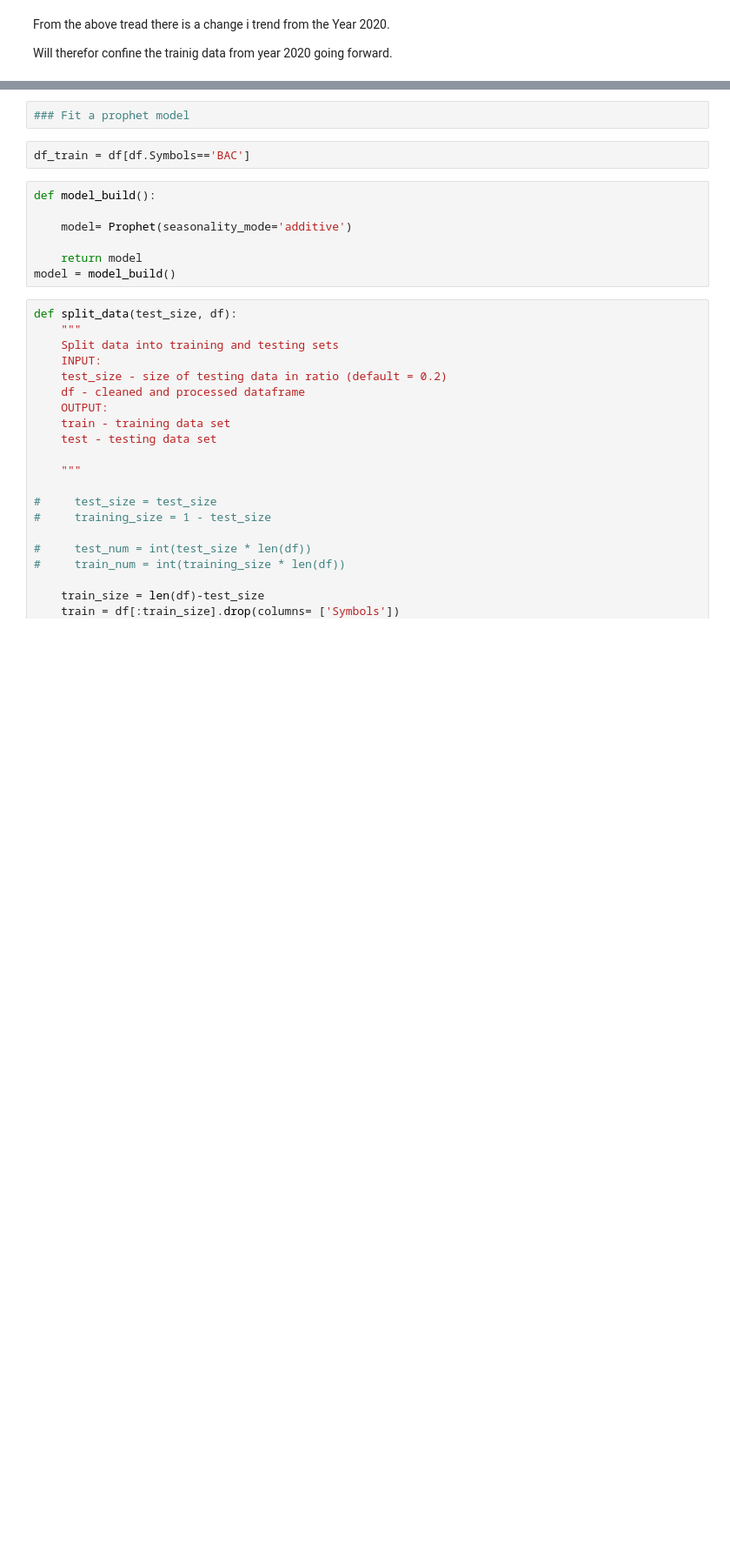
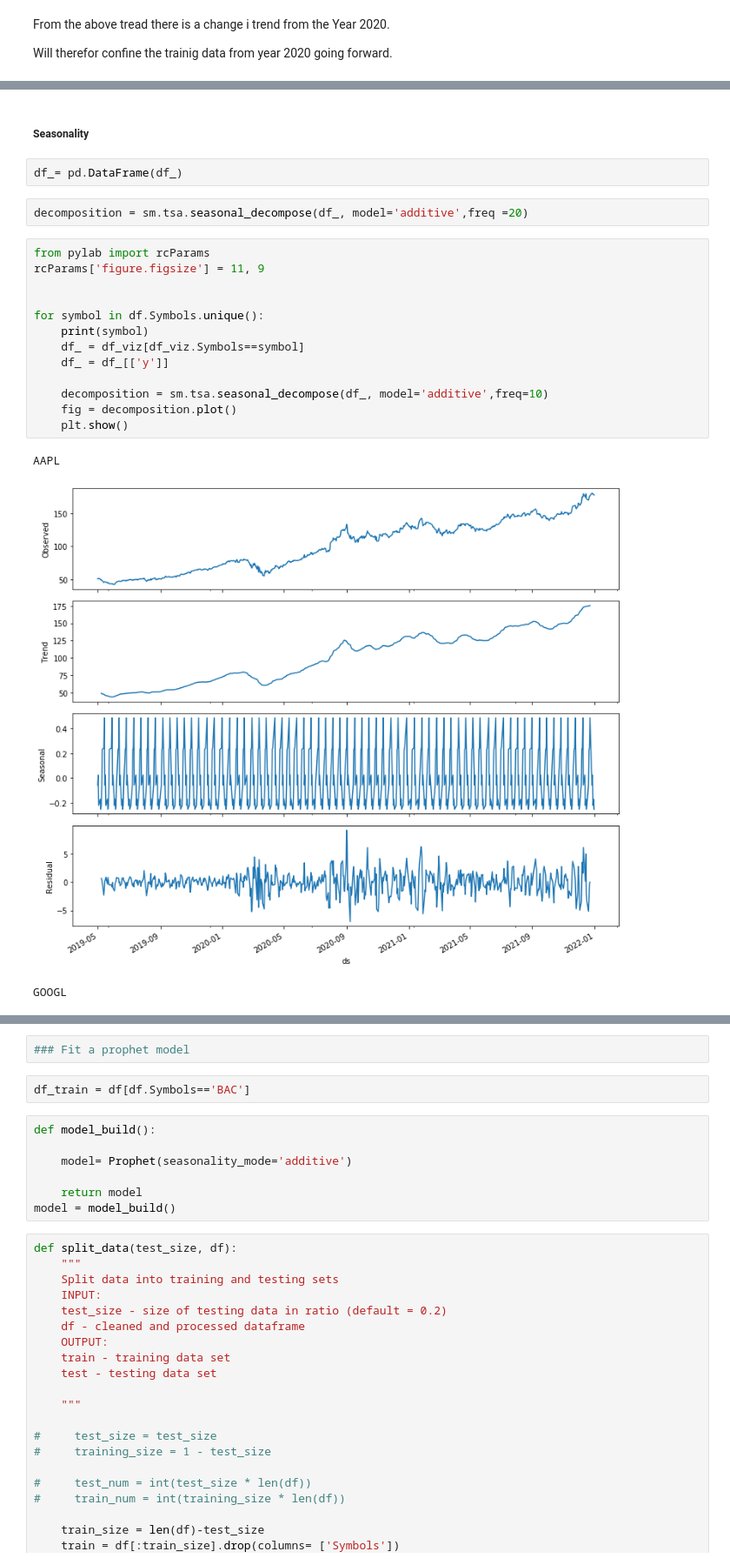
Before and after one commit to dgitahi/nano-degree-final_project, a Jupyter notebook: notebooks/stock_prediction_notebook.ipynb, the cells around one changed output, grey strips where cells are left out. Shown at 87% size. Cells and saved outputs as stored; diff of their text form; blank space fills up the shorter version.

```diff
--- a/notebooks/stock_prediction_notebook.ipynb
+++ b/notebooks/stock_prediction_notebook.ipynb
@@ -238,0 +204,23 @@ Will therefor confine the trainig data from year 2020 going forward.
+# %% [markdown]
+##### Seasonality
+# %%
+df_= pd.DataFrame(df_)
+# %%
+decomposition = sm.tsa.seasonal_decompose(df_, model='additive',freq =20)
+# %%
+from pylab import rcParams
+rcParams['figure.figsize'] = 11, 9
+
+
+for symbol in df.Symbols.unique():
+    print(symbol)
+    df_ = df_viz[df_viz.Symbols==symbol]
+    df_ = df_[['y']]
+
+    decomposition = sm.tsa.seasonal_decompose(df_, model='additive',freq=10)
+    fig = decomposition.plot()
+    plt.show()
+# %% [output]
+AAPL
+[figure, added]
+GOOGL
```
Also changed, not shown: parts of 29 cells of this notebook.
